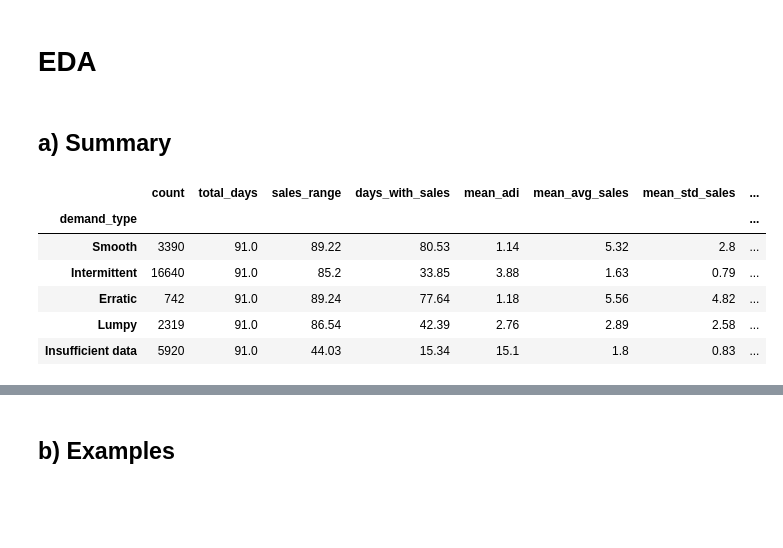
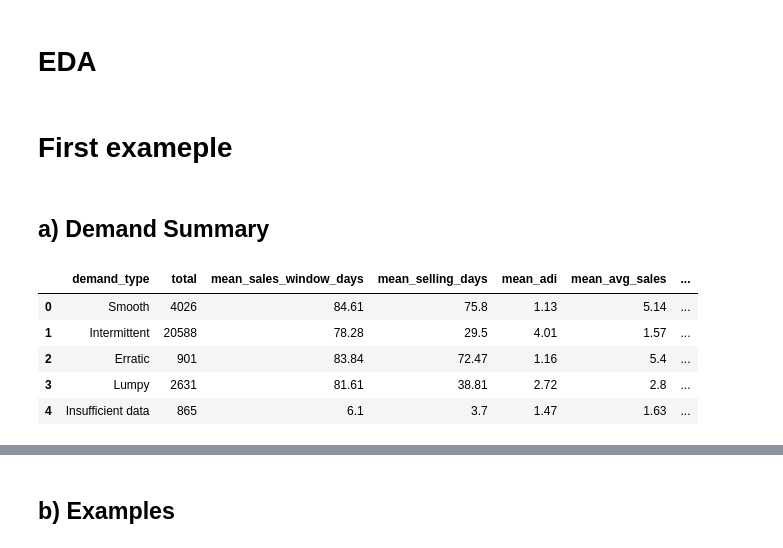
Before and after one commit to njimenez94/m5-forecasting, a Jupyter notebook: notebooks/02_demand_classification.ipynb, the cells around one changed output, grey strips where cells are left out. Cells and saved outputs as stored; diff of their text form; code cells hidden in the pictures; blank space fills up the shorter version.

```diff
--- a/notebooks/02_demand_classification.ipynb
+++ b/notebooks/02_demand_classification.ipynb
@@ -66,21 +125,0 @@ Sales threshold (days with sales) for 'Insufficient data': 72
-# %%
-demand_summary['demand_type'] = pd.Categorical(
-    demand_summary['demand_type'],
-    categories = demand_categories + ['Insufficient data'],
-    ordered = True
-)
-
-dtypes_dict = {
-    'id': 'category',
-    'first_sale': 'datetime64[ns]',
-    'last_sale': 'datetime64[ns]',
-    'sales_range': 'Int16',
-    'total_days': 'Int16',
-    'days_with_sales': 'Int16',
-    'avg_sales': 'Float32',
-    'std_sales': 'Float32',
-    'ADI': 'Float32',
-    'CV2': 'Float32',
-}
-
-demand_summary = demand_summary.astype(dtypes_dict).round(3)
@@ -89,2 +173,9 @@ demand_summary = demand_summary.astype(dtypes_dict).round(3)
+# %%
+demand_summary = (
+    demand_summary
+    .pipe(classify_demand)
+    .pipe(tag_insufficient_data)
+    .pipe(format_demand_summary)
+)
 # %% [markdown]
 # EDA
@@ -93,0 +248,2 @@ import seaborn as sns
+# %% [markdown]
+# First exameple
@@ -94,26 +295,29 @@ import seaborn as sns
 # %% [markdown]
-## a) Summary
+## a) Demand Summary
 # %%
-demand_summary_gb = demand_summary.groupby('demand_type', observed = True).agg(
-    count = ('id', 'count'),
-    total_days = ('total_days', 'mean'),
-    sales_range = ('sales_range', 'mean'),
-    days_with_sales = ('days_with_sales', 'mean'),
+demand_summary_gb = demand_summary.groupby('demand_type', observed = True, as_index=False).agg(
+    total = ('id', 'count'),
+    mean_sales_window_days = ('sales_window_days', 'mean'),
+    mean_selling_days = ('selling_days', 'mean'),
     mean_adi = ('ADI', 'mean'),
     mean_avg_sales = ('avg_sales', 'mean'),
     mean_std_sales = ('std_sales', 'mean'),
     mean_cv2 = ('CV2', 'mean')
 ).round(2)
 
-demand_summary_gb['count_pct'] = (demand_summary_gb['count'] / demand_summary_gb['count'].sum()).round(4)
+demand_summary_gb['total_proportion'] = (demand_summary_gb['total'] / demand_summary_gb['total'].sum()).round(4)
 
+demand_summary_gb['demand_type'] = pd.Categorical(
+        demand_summary_gb['demand_type'],
+        categories=['Smooth', 'Intermittent', 'Erratic', 'Lumpy', 'Insufficient data'],
+        ordered=True
+    )
 
 demand_summary_gb
 # %% [output]
-|  | count | total_days | sales_range | days_with_sales | mean_adi | mean_avg_sales | mean_std_sales | ... |
-| demand_type |  |  |  |  |  |  |  | ... |
-| Smooth | 3390 | 91.0 | 89.22 | 80.53 | 1.14 | 5.32 | 2.8 | ... |
-| Intermittent | 16640 | 91.0 | 85.2 | 33.85 | 3.88 | 1.63 | 0.79 | ... |
-| Erratic | 742 | 91.0 | 89.24 | 77.64 | 1.18 | 5.56 | 4.82 | ... |
-| Lumpy | 2319 | 91.0 | 86.54 | 42.39 | 2.76 | 2.89 | 2.58 | ... |
-| Insufficient data | 5920 | 91.0 | 44.03 | 15.34 | 15.1 | 1.8 | 0.83 | ... |
+|  | demand_type | total | mean_sales_window_days | mean_selling_days | mean_adi | mean_avg_sales | ... |
+| 0 | Smooth | 4026 | 84.61 | 75.8 | 1.13 | 5.14 | ... |
+| 1 | Intermittent | 20588 | 78.28 | 29.5 | 4.01 | 1.57 | ... |
+| 2 | Erratic | 901 | 83.84 | 72.47 | 1.16 | 5.4 | ... |
+| 3 | Lumpy | 2631 | 81.61 | 38.81 | 2.72 | 2.8 | ... |
+| 4 | Insufficient data | 865 | 6.1 | 3.7 | 1.47 | 1.63 | ... |
```
Also changed, not shown: parts of 34 cells of this notebook, 10 other files.
